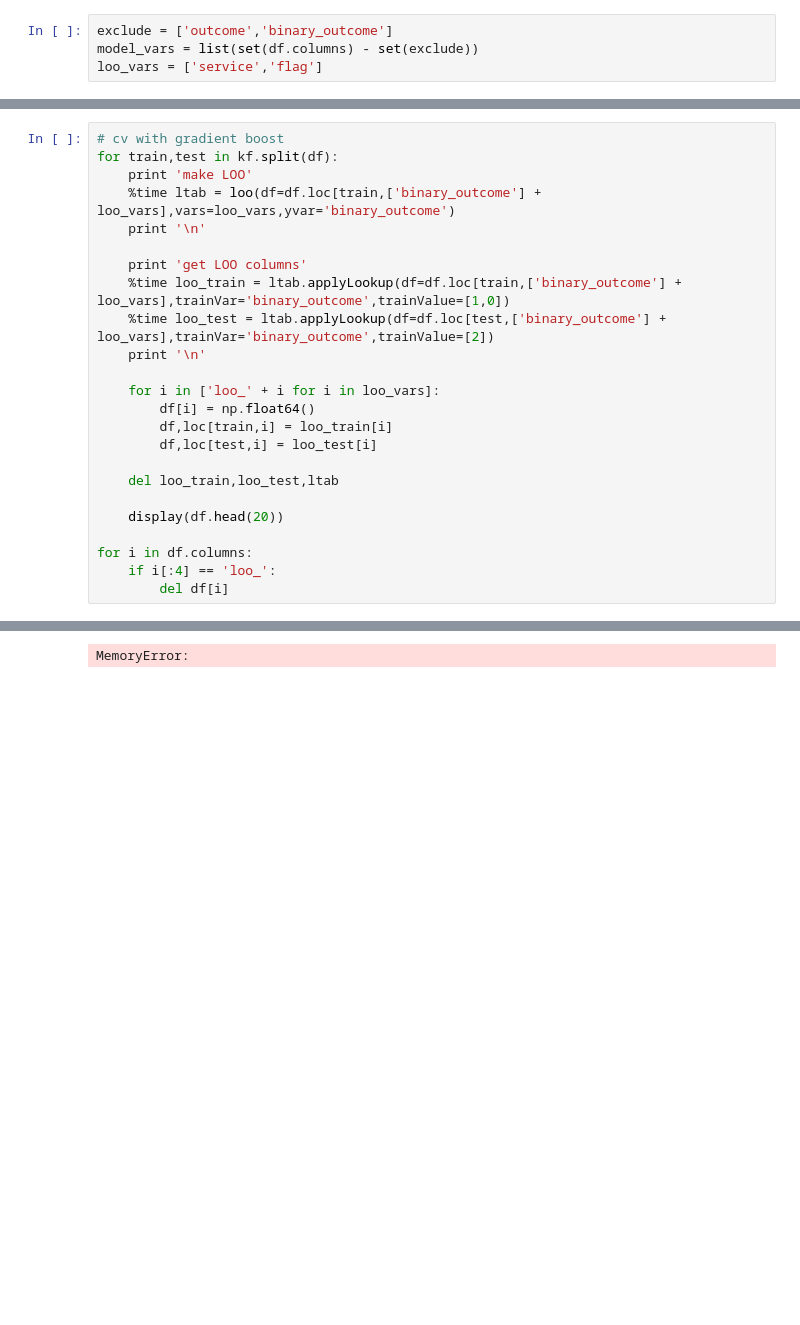
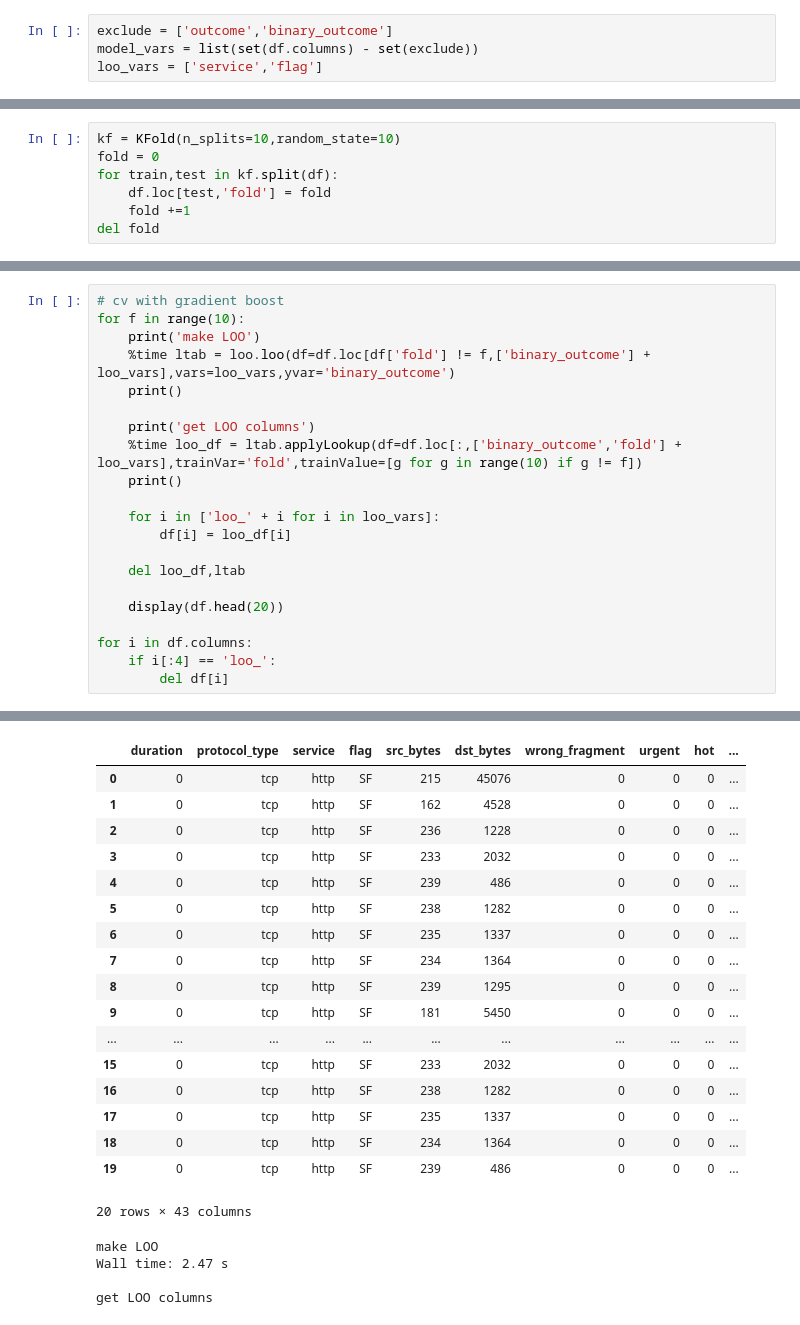
Before and after one commit to ssoftcheck/kdd1999, a Jupyter notebook: kdd_1999_no_spark.ipynb, the cells around one changed output, grey strips where cells are left out. Drawn from its saved outputs; the diff is of its cells as text; blank space fills up the shorter version.

```diff
--- a/kdd_1999_no_spark.ipynb
+++ b/kdd_1999_no_spark.ipynb
@@ -105,0 +97,7 @@ kf = KFold(n_splits=10,random_state=10)
+# %%
+kf = KFold(n_splits=10,random_state=10)
+fold = 0
+for train,test in kf.split(df):
+    df.loc[test,'fold'] = fold
+    fold +=1
+del fold
@@ -106,21 +109,18 @@ kf = KFold(n_splits=10,random_state=10)
 # %%
 # cv with gradient boost
-for train,test in kf.split(df):
-    print 'make LOO'
-    %time ltab = loo(df=df.loc[train,['binary_outcome'] + loo_vars],vars=loo_vars,yvar='binary_outcome')
-    print '\n'
+for f in range(10):
+    print('make LOO')
+    %time ltab = loo.loo(df=df.loc[df['fold'] != f,['binary_outcome'] + loo_vars],vars=loo_vars,yvar='binary_outcome')
+    print()
 
-    print 'get LOO columns'
-    %time loo_train = ltab.applyLookup(df=df.loc[train,['binary_outcome'] + loo_vars],trainVar='binary_outcome',trainValue=[1,0])
-    %time loo_test = ltab.applyLookup(df=df.loc[test,['binary_outcome'] + loo_vars],trainVar='binary_outcome',trainValue=[2])
-    print '\n'
+    print('get LOO columns')
+    %time loo_df = ltab.applyLookup(df=df.loc[:,['binary_outcome','fold'] + loo_vars],trainVar='fold',trainValue=[g for g in range(10) if g != f])
+    print()
 
     for i in ['loo_' + i for i in loo_vars]:
-        df[i] = np.float64()
-        df,loc[train,i] = loo_train[i]
-        df,loc[test,i] = loo_test[i]
+        df[i] = loo_df[i]
 
-    del loo_train,loo_test,ltab
+    del loo_df,ltab
 
     display(df.head(20))
 
@@ -137 +136,22 @@ get LOO columns
+|  | duration | protocol_type | service | flag | src_bytes | dst_bytes | wrong_fragment | urgent | hot | ... |
+| 0 | 0 | tcp | http | SF | 215 | 45076 | 0 | 0 | 0 | ... |
+| 1 | 0 | tcp | http | SF | 162 | 4528 | 0 | 0 | 0 | ... |
+| 2 | 0 | tcp | http | SF | 236 | 1228 | 0 | 0 | 0 | ... |
+| 3 | 0 | tcp | http | SF | 233 | 2032 | 0 | 0 | 0 | ... |
+| 4 | 0 | tcp | http | SF | 239 | 486 | 0 | 0 | 0 | ... |
+| 5 | 0 | tcp | http | SF | 238 | 1282 | 0 | 0 | 0 | ... |
+| 6 | 0 | tcp | http | SF | 235 | 1337 | 0 | 0 | 0 | ... |
+| 7 | 0 | tcp | http | SF | 234 | 1364 | 0 | 0 | 0 | ... |
+| 8 | 0 | tcp | http | SF | 239 | 1295 | 0 | 0 | 0 | ... |
+| 9 | 0 | tcp | http | SF | 181 | 5450 | 0 | 0 | 0 | ... |
+| ... | ... | ... | ... | ... | ... | ... | ... | ... | ... | ... |
+| 15 | 0 | tcp | http | SF | 233 | 2032 | 0 | 0 | 0 | ... |
+| 16 | 0 | tcp | http | SF | 238 | 1282 | 0 | 0 | 0 | ... |
+| 17 | 0 | tcp | http | SF | 235 | 1337 | 0 | 0 | 0 | ... |
+| 18 | 0 | tcp | http | SF | 234 | 1364 | 0 | 0 | 0 | ... |
+| 19 | 0 | tcp | http | SF | 239 | 486 | 0 | 0 | 0 | ... |
-MemoryError:
+20 rows × 43 columns
+make LOO
+Wall time: 2.47 s
+
+get LOO columns
```
Also changed, not shown: parts of 7 cells of this notebook, 3 other files.
